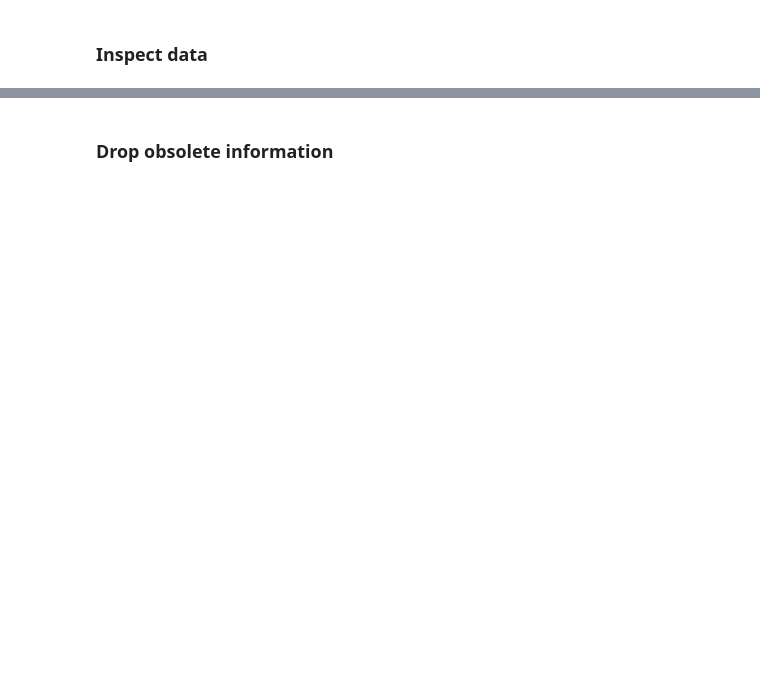
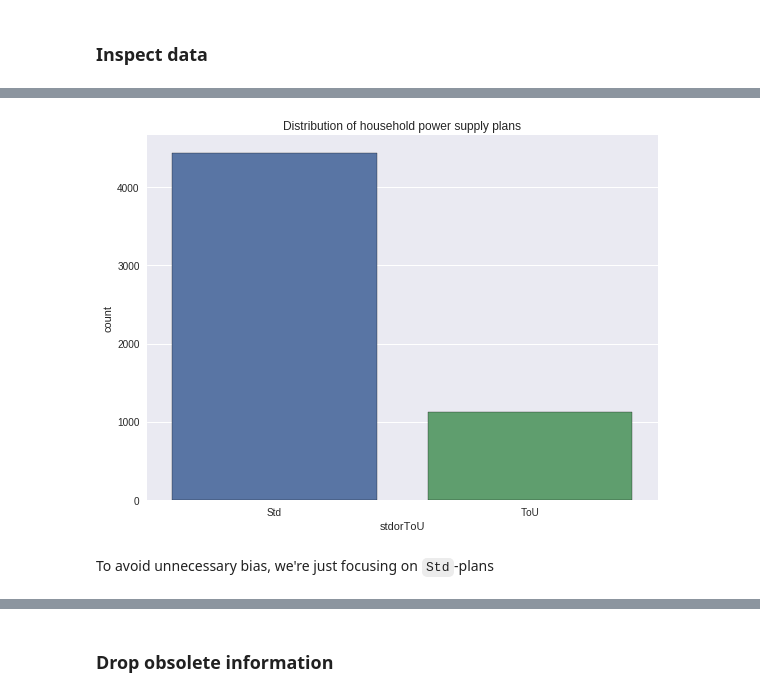
Before and after one commit to CrazyHooch1/smartmeter, a Jupyter notebook: notebooks/1_analysis_london_data.ipynb, the cells around one changed output, grey strips where cells are left out. Drawn from its saved outputs; the diff is of its cells as text; code cells hidden in the pictures; blank space fills up the shorter version.

```diff
--- a/notebooks/1_analysis_london_data.ipynb
+++ b/notebooks/1_analysis_london_data.ipynb
@@ -45,3 +45,13 @@ df.describe()
 | freq | 39752 | 134148703 | 11062 | 2002920 | 48930543 | 67359986 |
 | first | NaN | NaN | 2011-11-23 09:00:00 | NaN | NaN | NaN |
 | last | NaN | NaN | 2014-02-28 00:00:00 | NaN | NaN | NaN |
+# %%
+df_=df.groupby(['LCLid', 'stdorToU']).size()
+fig, ax = plt.subplots(figsize=(8,6))
+sns.countplot(df_.reset_index().stdorToU, ax=ax)
+ax.set_title('Distribution of household power supply plans')
+fig.tight_layout()
+# %% [output]
+[figure, added]
+# %% [markdown]
+To avoid unnecessary bias, we're just focusing on `Std`-plans
```
Also changed, not shown: parts of 16 cells of this notebook, 11 other files.
